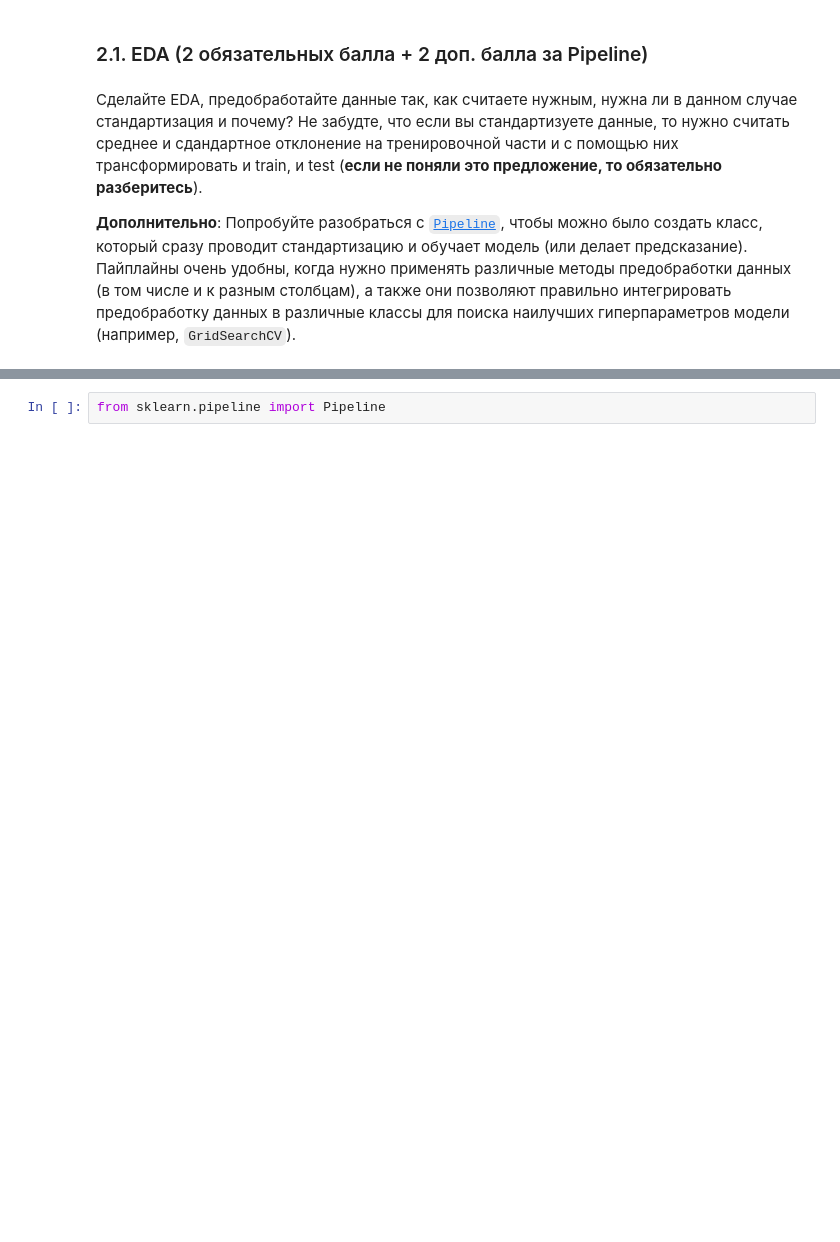
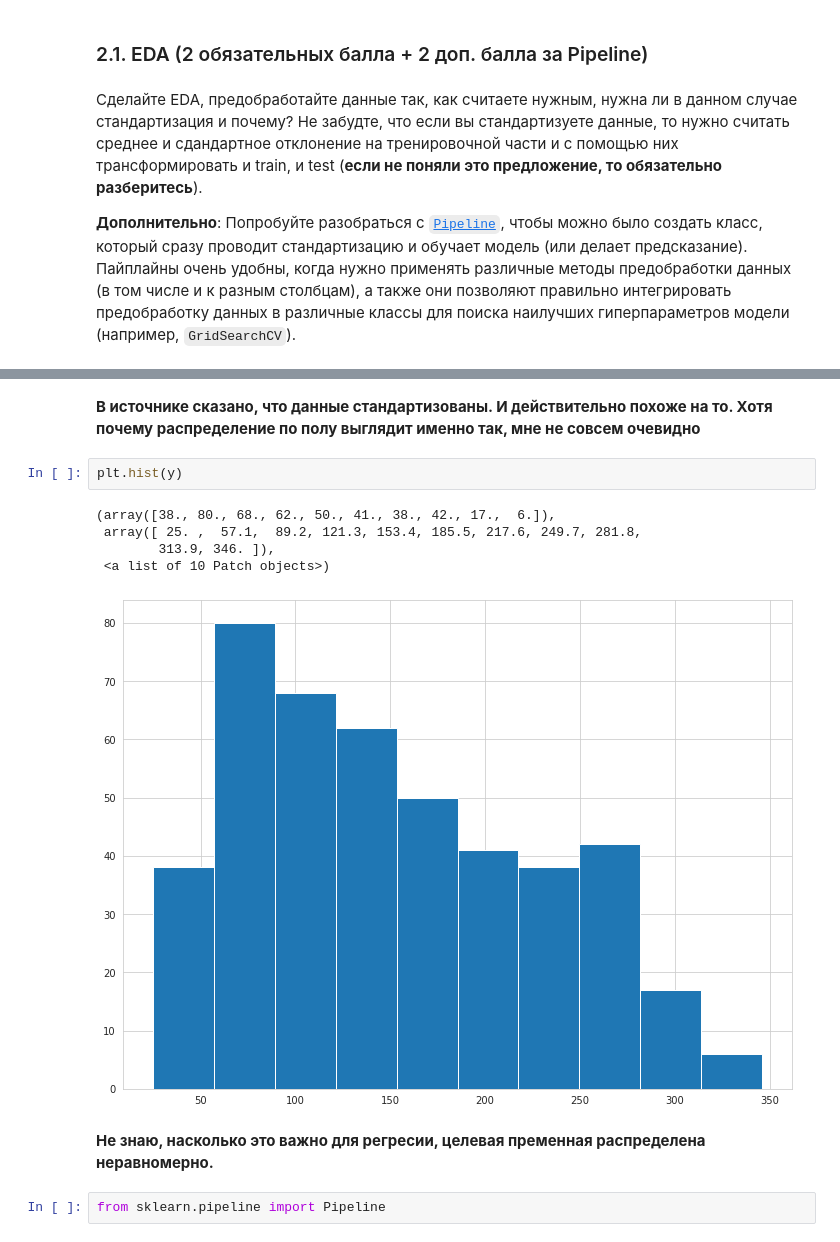
Before and after one commit to MShtol/BI_ML_2021, a Jupyter notebook: lesson_1/KNN.ipynb, the cells around one changed output, grey strips where cells are left out. Drawn from its saved outputs; the diff is of its cells as text; blank space fills up the shorter version.

```diff
--- a/lesson_1/KNN.ipynb
+++ b/lesson_1/KNN.ipynb
@@ -263,3 +349,16 @@ X.head()
+# %% [markdown]
+**В источнике сказано, что данные стандартизованы. И действительно похоже на то.
+Хотя почему распределение по полу выглядит именно так, мне не совсем очевидно**
+# %%
+plt.hist(y)
+# %% [output]
+(array([38., 80., 68., 62., 50., 41., 38., 42., 17.,  6.]),
+ array([ 25. ,  57.1,  89.2, 121.3, 153.4, 185.5, 217.6, 249.7, 281.8,
+        313.9, 346. ]),
+ <a list of 10 Patch objects>)
+[figure, added]
+# %% [markdown]
+**Не знаю, насколько это важно для регресии, целевая пременная распределена неравномерно.**
 # %%
 from sklearn.pipeline import Pipeline
 # %% [markdown]
```
Also changed, not shown: parts of 46 cells of this notebook, 2 other files.
